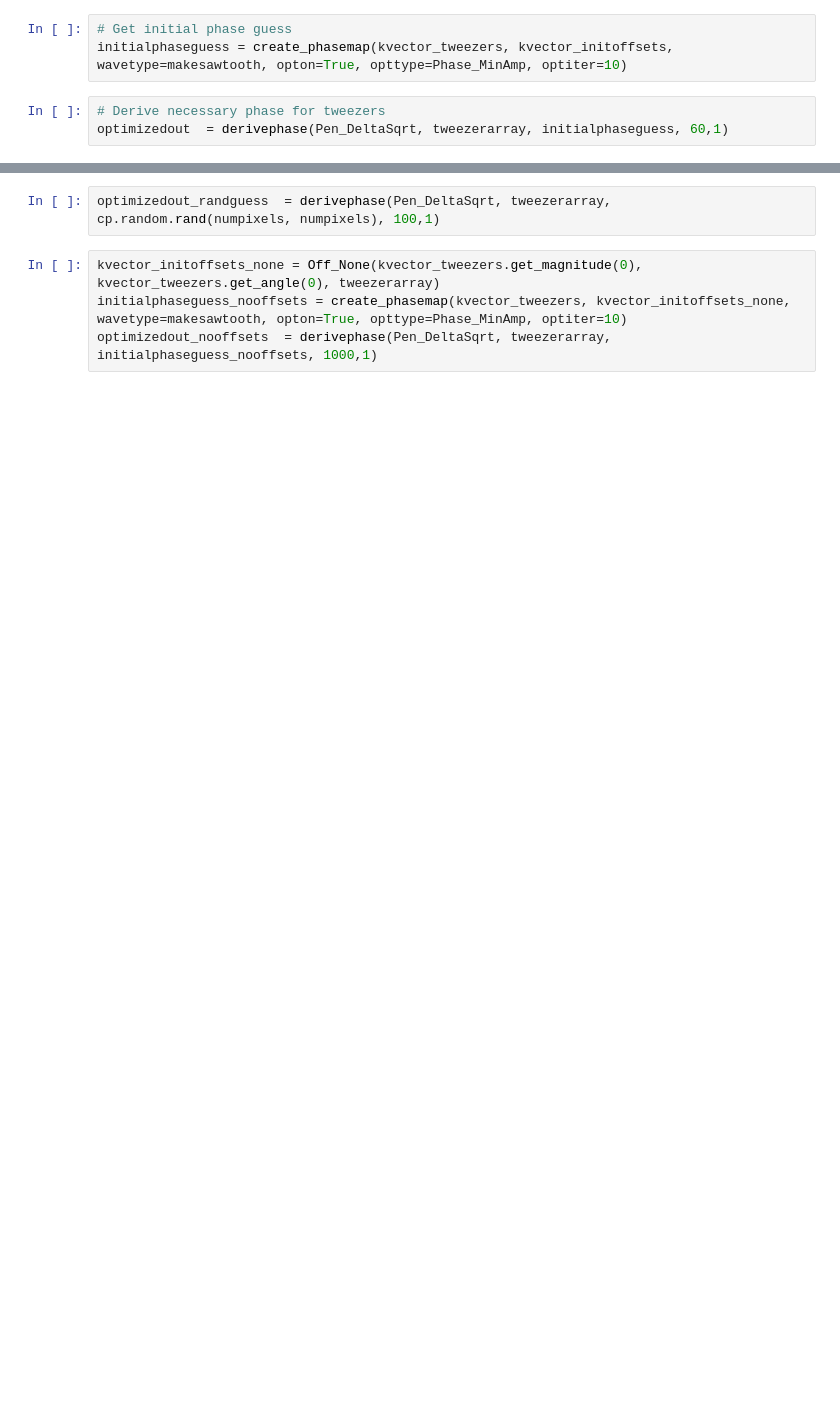
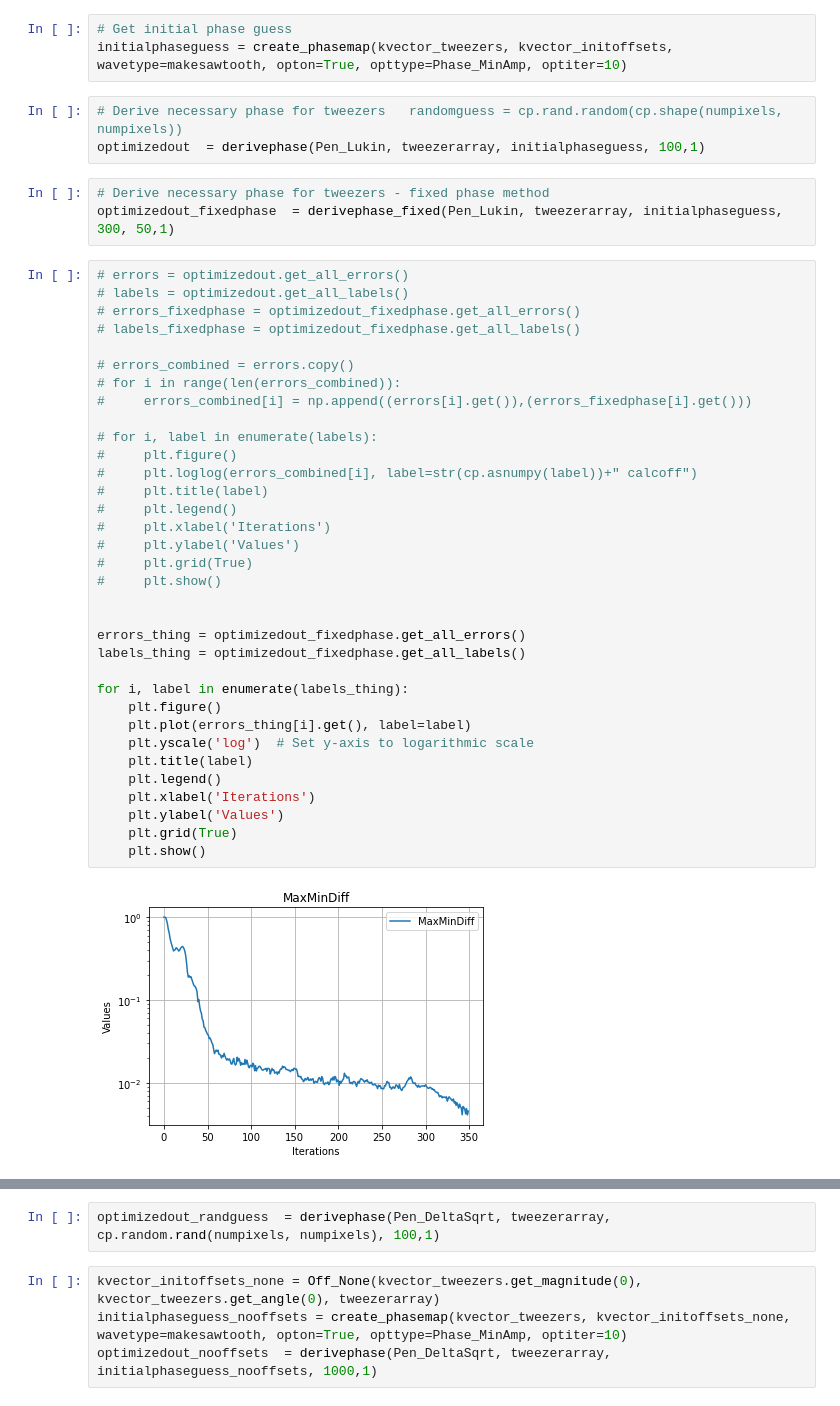
Before and after one commit to nsong03/Ultracold-Research, a Jupyter notebook: GWS-Summer2024/tweezergeneration_simulation.ipynb, the cells around one changed output, grey strips where cells are left out. Saved outputs shown, nothing was run; the diff lists cells and outputs as text; blank space fills up the shorter version.

```diff
--- a/GWS-Summer2024/tweezergeneration_simulation.ipynb
+++ b/GWS-Summer2024/tweezergeneration_simulation.ipynb
@@ -69,5 +105,44 @@ kvector_initoffsets = Off_Calc(kvector_tweezers.get_magnitude(0), kvector_tweeze
 # Get initial phase guess
 initialphaseguess = create_phasemap(kvector_tweezers, kvector_initoffsets, wavetype=makesawtooth, opton=True, opttype=Phase_MinAmp, optiter=10)
 # %%
-# Derive necessary phase for tweezers
-optimizedout  = derivephase(Pen_DeltaSqrt, tweezerarray, initialphaseguess, 60,1)
+# Derive necessary phase for tweezers   randomguess = cp.rand.random(cp.shape(numpixels, numpixels))
+optimizedout  = derivephase(Pen_Lukin, tweezerarray, initialphaseguess, 100,1)
+# %%
+# Derive necessary phase for tweezers - fixed phase method
+optimizedout_fixedphase  = derivephase_fixed(Pen_Lukin, tweezerarray, initialphaseguess, 300, 50,1)
+# %%
+# errors = optimizedout.get_all_errors()
+# labels = optimizedout.get_all_labels()
+# errors_fixedphase = optimizedout_fixedphase.get_all_errors()
+# labels_fixedphase = optimizedout_fixedphase.get_all_labels()
+
+# errors_combined = errors.copy()
+# for i in range(len(errors_combined)):
+#     errors_combined[i] = np.append((errors[i].get()),(errors_fixedphase[i].get()))
+
+# for i, label in enumerate(labels):
+#     plt.figure()
+#     plt.loglog(errors_combined[i], label=str(cp.asnumpy(label))+" calcoff")
+#     plt.title(label)
+#     plt.legend()
+#     plt.xlabel('Iterations')
+#     plt.ylabel('Values')
+#     plt.grid(True)
+#     plt.show()
+
+
+errors_thing = optimizedout_fixedphase.get_all_errors()
+labels_thing = optimizedout_fixedphase.get_all_labels()
+
+for i, label in enumerate(labels_thing):
+    plt.figure()
+    plt.plot(errors_thing[i].get(), label=label)
+    plt.yscale('log')  # Set y-axis to logarithmic scale
+    plt.title(label)
+    plt.legend()
+    plt.xlabel('Iterations')
+    plt.ylabel('Values')
+    plt.grid(True)
+    plt.show()
+# %% [output]
+[figure, added]
```
Also changed, not shown: parts of 12 cells of this notebook, 8 other files.
